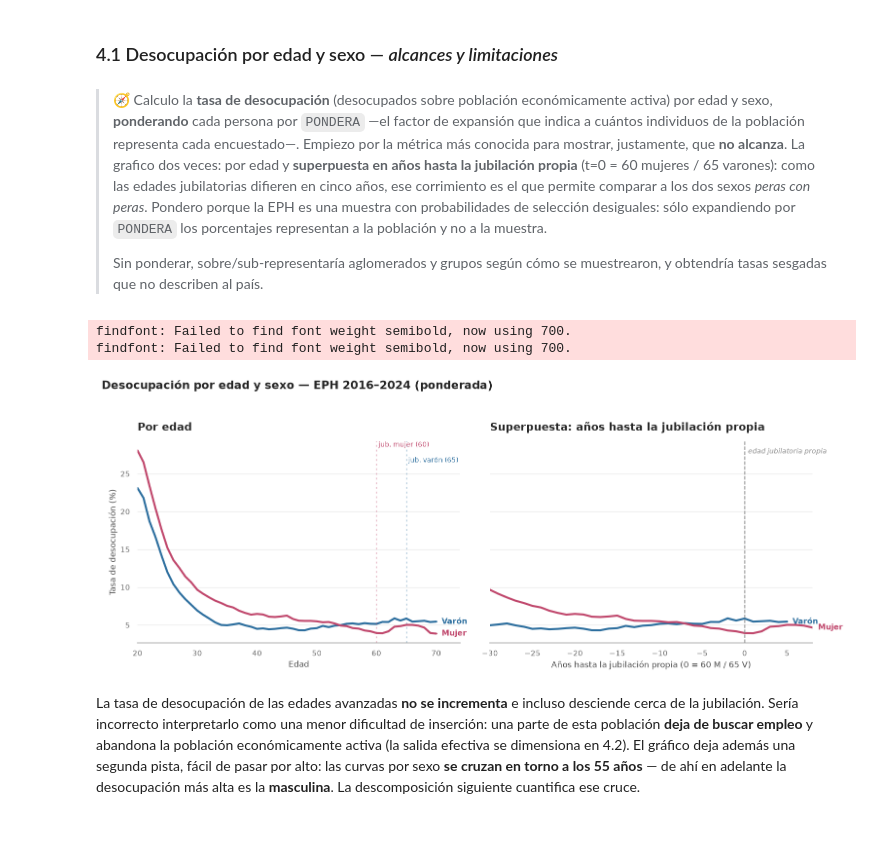
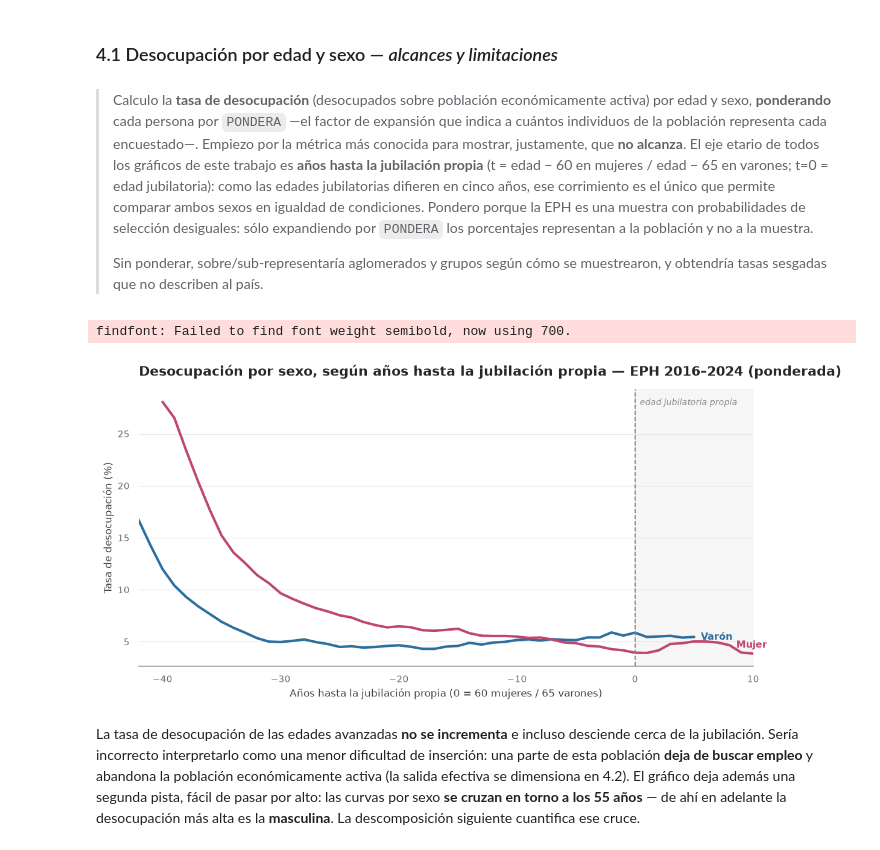
Before and after one commit to nmoguilner/ceia_add, a Jupyter notebook: ML FIUBA/notebooks/entrega.ipynb, the cells around one changed output. Cells and saved outputs as stored; diff of their text form; code cells hidden in the pictures.

```diff
--- a/ML FIUBA/notebooks/entrega.ipynb
+++ b/ML FIUBA/notebooks/entrega.ipynb
@@ -359,48 +362,39 @@ complementarias: desocupación, salida del mercado (empleo/inactividad) e ingres
 # %% [markdown]
 ### 4.1 Desocupación por edad y sexo — *alcances y limitaciones*
 # %% [markdown]
-> 🧭 Calculo la **tasa de desocupación** (desocupados sobre población económicamente activa) por edad y sexo, **ponderando** cada persona por `PONDERA` —el factor de expansión que indica a cuántos individuos de la población representa cada encuestado—. Empiezo por la métrica más conocida para mostrar, justamente, que **no alcanza**. La grafico dos veces: por edad y **superpuesta en años hasta la jubilación propia** (t=0 = 60 mujeres / 65 varones): como las edades jubilatorias difieren en cinco años, ese corrimiento es el que permite comparar a los dos sexos *peras con peras*. Pondero porque la EPH es una muestra con probabilidades de selección desiguales: sólo expandiendo por `PONDERA` los porcentajes representan a la población y no a la muestra.
+> Calculo la **tasa de desocupación** (desocupados sobre población económicamente activa) por edad y sexo, **ponderando** cada persona por `PONDERA` —el factor de expansión que indica a cuántos individuos de la población representa cada encuestado—. Empiezo por la métrica más conocida para mostrar, justamente, que **no alcanza**. El eje etario de todos los gráficos de este trabajo es **años hasta la jubilación propia** (t = edad − 60 en mujeres / edad − 65 en varones; t=0 = edad jubilatoria): como las edades jubilatorias difieren en cinco años, ese corrimiento es el único que permite comparar ambos sexos en igualdad de condiciones. Pondero porque la EPH es una muestra con probabilidades de selección desiguales: sólo expandiendo por `PONDERA` los porcentajes representan a la población y no a la muestra.
 >
 > Sin ponderar, sobre/sub-representaría aglomerados y grupos según cómo se muestrearon, y obtendría tasas sesgadas que no describen al país.
 # %%
 def tasa_desocupacion(d, by="edad"):
     # Desocupados / PEA, ponderado por PONDERA
     pea = d[d["ESTADO"].isin([1, 2])].copy()
     pea["w_deso"] = pea["PONDERA"].where(pea["ESTADO"] == 2, 0)
     return pea.groupby(by, observed=True).apply(
         lambda x: 100 * x["w_deso"].sum() / x["PONDERA"].sum(), include_groups=False)
 
 RET = {"Varón": 65, "Mujer": 60}   # edad jubilatoria legal por sexo
 edades = range(20, 71)
-fig, ax = plt.subplots(1, 2, figsize=(13.5, 5.2), sharey=True)
+fig, ax = plt.subplots(figsize=(10, 5.2))
 for sx, col in [("Varón", VAR), ("Mujer", MUJ)]:
     serie = (tasa_desocupacion(df[df.sexo == sx]).reindex(edades)
              .rolling(3, center=True, min_periods=1).mean())
-    ax[0].plot(list(edades), serie.values, color=col, lw=2.6)
-    fin_de_linea(ax[0], 70, serie.iloc[-1], sx, col)
-    # panel derecho: la MISMA curva con el eje corrido a años hasta la jubilación propia
-    ts = [e - RET[sx] for e in edades]
-    ax[1].plot(ts, serie.values, color=col, lw=2.6)
+    ts = [e - RET[sx] for e in edades]   # eje: años hasta la jubilación propia
+    ax.plot(ts, serie.values, color=col, lw=2.6)
     t_lab = 5 if sx == "Varón" else 8
-    fin_de_linea(ax[1], t_lab, serie.values[list(edades).index(RET[sx] + t_lab)], sx, col)
-for x, col in [(60, MUJ), (65, VAR)]:
-    ax[0].axvline(x, ls=(0, (2, 3)), c=col, alpha=.4, lw=1.2)
-ax[0].text(60, ax[0].get_ylim()[1], " jub. mujer (60)", color=MUJ, fontsize=8.5, va="top", alpha=.9)
-ax[0].text(65, ax[0].get_ylim()[1] * .93, " jub. varón (65)", color=VAR, fontsize=8.5, va="top", alpha=.9)
-ax[1].axvline(0, ls="--", c=GRIS, lw=1.2)
-ax[1].text(0.4, ax[1].get_ylim()[1] * .97, "edad jubilatoria propia", color=GRIS,
-           fontsize=8.5, va="top", style="italic")
-estilo_serie(ax[0], "Por edad", "Edad", "Tasa de desocupación (%)")
-estilo_serie(ax[1], "Superpuesta: años hasta la jubilación propia",
-             "Años hasta la jubilación propia (0 = 60 M / 65 V)", "")
-ax[0].set_xlim(20, 74); ax[1].set_xlim(-30, 8)
-fig.suptitle("Desocupación por edad y sexo — EPH 2016–2024 (ponderada)",
-             x=0.005, ha="left", y=1.03, fontsize=14.5, fontweight="semibold")
+    fin_de_linea(ax, t_lab, serie[RET[sx] + t_lab], sx, col)
+ax.axvspan(0, 10, color=GRIS, alpha=.07, zorder=0)
+ax.axvline(0, ls="--", c=GRIS, lw=1.2)
+ax.text(0.4, ax.get_ylim()[1] * .97, "edad jubilatoria propia", color=GRIS,
+        fontsize=8.5, va="top", style="italic")
+estilo_serie(ax, "Desocupación por sexo, según años hasta la jubilación propia — EPH 2016–2024 (ponderada)",
+             "Años hasta la jubilación propia (0 = 60 mujeres / 65 varones)",
+             "Tasa de desocupación (%)")
+ax.set_xlim(-42, 10)
 plt.tight_layout(); plt.savefig(FIG / "desocupacion_edad_sexo.png"); plt.show()
 # %% [output]
 findfont: Failed to find font weight semibold, now using 700.
-findfont: Failed to find font weight semibold, now using 700.
-[figure, old version]
+[figure, new version]
 # %% [markdown]
 La tasa de desocupación de las edades avanzadas **no se incrementa** e incluso
 desciende cerca de la jubilación. Sería incorrecto interpretarlo como una menor
```
Also changed, not shown: parts of 41 cells of this notebook, 9 other files.
